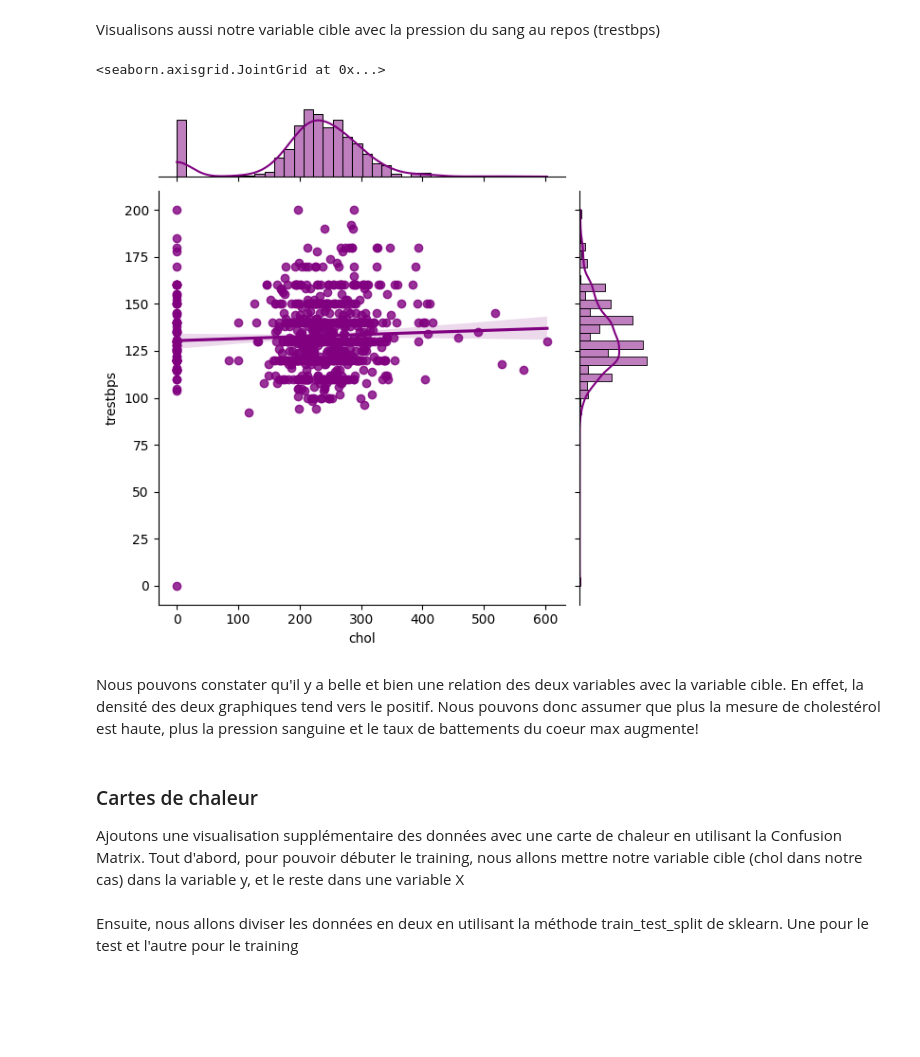
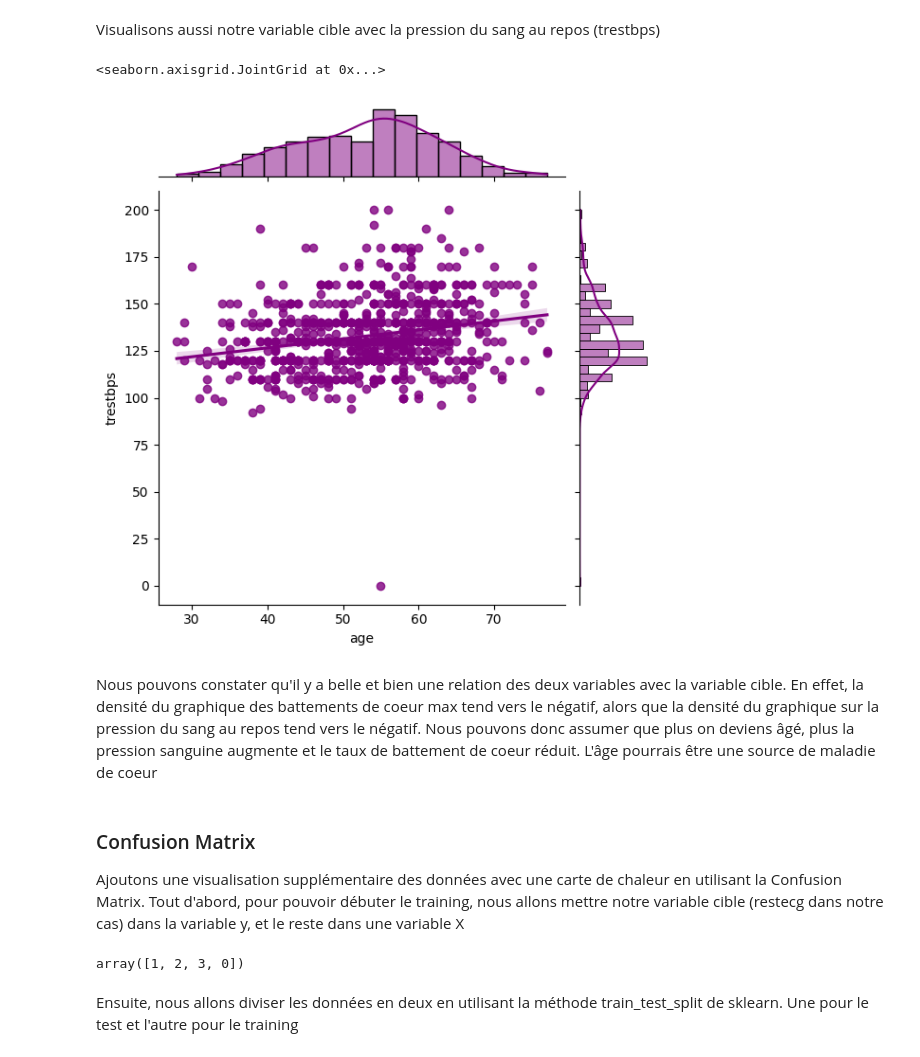
Before and after one commit to DuhRandomGuy/Projet-final-SDD1002, a Jupyter notebook: final.ipynb, the cells around one changed output. Cells and saved outputs as stored; diff of their text form; code cells hidden in the pictures; blank space fills up the shorter version.

```diff
--- a/final.ipynb
+++ b/final.ipynb
@@ -243,20 +239,22 @@ sns.jointplot(data=dataLE, x='chol', y='thalch', kind='reg', color="blue")
 # %% [markdown]
 Visualisons aussi notre variable cible avec la pression du sang au repos (trestbps)
 # %%
-sns.jointplot(data=dataLE, x='chol', y='trestbps',  kind='reg', color="purple")
+sns.jointplot(data=dataLE, x='age', y='trestbps',  kind='reg', color="purple")
 # %% [output]
 <seaborn.axisgrid.JointGrid at 0x...>
-[figure, old version]
+[figure, new version]
 # %% [markdown]
-Nous pouvons constater qu'il y a belle et bien une relation des deux variables avec la variable cible. En effet, la densité des deux graphiques tend vers le positif. Nous pouvons donc assumer que plus la mesure de cholestérol est haute, plus la pression sanguine et le taux de battements du coeur max augmente!
+Nous pouvons constater qu'il y a belle et bien une relation des deux variables avec la variable cible. En effet, la densité du graphique des battements de coeur max tend vers le négatif, alors que la densité du graphique sur la pression du sang au repos tend vers le négatif. Nous pouvons donc assumer que plus on deviens âgé, plus la pression sanguine augmente et le taux de battement de coeur réduit. L'âge pourrais être une source de maladie de coeur
 # %% [markdown]
-### Cartes de chaleur
+### Confusion Matrix
 Ajoutons une visualisation supplémentaire des données avec une carte de chaleur en utilisant la Confusion Matrix.
-Tout d'abord, pour pouvoir débuter le training, nous allons mettre notre variable cible (chol dans notre cas) dans la variable y, et le reste dans une variable X
+Tout d'abord, pour pouvoir débuter le training, nous allons mettre notre variable cible (restecg dans notre cas) dans la variable y, et le reste dans une variable X
 # %%
 #Création d'une variable y pour le target et d'une variable X
-y = dataLE["dataset"]
-X = dataLE.drop("dataset", axis = 1)
+y = dataLE["restecg"]
+X = dataLE.drop("restecg", axis = 1)
+# %% [output]
+array([1, 2, 3, 0])
 # %% [markdown]
 Ensuite, nous allons diviser les données en deux en utilisant la méthode train_test_split de sklearn. Une pour le test et l'autre pour le training
 # %%
```
Also changed, not shown: parts of 20 cells of this notebook.
